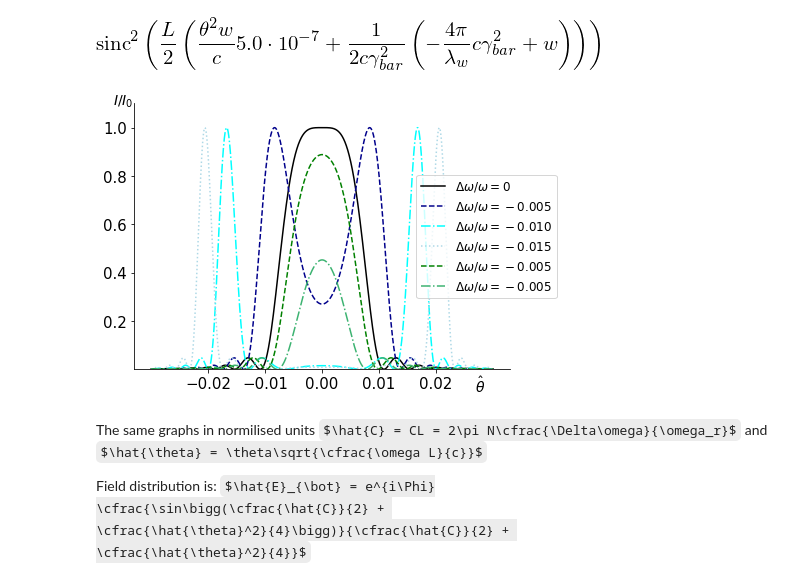
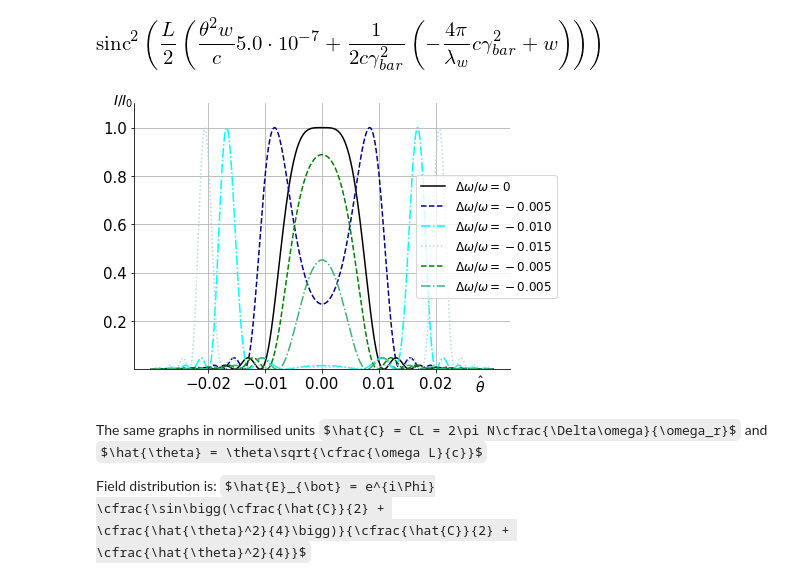
Before and after one commit to TrebAndrew/SKIF_XAS_beamline, a Jupyter notebook: SypPy_examp/Intesity_dist_in_angles.ipynb, the cells around one changed output. Saved outputs shown, nothing was run; the diff lists cells and outputs as text; code cells hidden in the pictures; some formulas as TeX source.

```diff
--- a/SypPy_examp/Intesity_dist_in_angles.ipynb
+++ b/SypPy_examp/Intesity_dist_in_angles.ipynb
@@ -66,34 +66,35 @@ plt.yticks([0.2, 0.4,0.6,0.8, 1.0])
         #  [r'$-1$', r'$0$', r'$+1$'])
 
 ax = plt.gca()
 ax.spines['right'].set_color('none')
 ax.spines['top'].set_color('none')
 ax.xaxis.set_ticks_position('bottom')
 ax.spines['top'].set_position(('axes',0))
 ax.yaxis.set_ticks_position('left')
 ax.spines['top'].set_position(('data',0))
 ax.xaxis.set_label_coords(0.92, -0.02)
 ax.yaxis.set_label_coords(-0.03, 0.98)
 for label in ax.get_xticklabels() + ax.get_yticklabels():
     label.set_fontsize(15)
     label.set_bbox(dict(facecolor='white', edgecolor='None', alpha=0.01))
 
 leg = plt.legend(fontsize=12)#loc='upper left')
 # Get the bounding box of the original legend
 bb = leg.get_bbox_to_anchor().inverse_transformed(ax.transAxes)
 
 # Change to location of the legend.
 xOffset = 0.2
 bb.x0 += 0.3
 bb.x1 += 0.14
 bb.y0 += 0.
 leg.set_bbox_to_anchor(bb, transform = ax.transAxes)
 plt.ylim(0, 1.1)
 plt.tight_layout()
+plt.grid()
 plt.savefig('/home/andrei/Documents/SKIF_XAS_beamline/TeXDoc/pic/angle.pdf', bbox_inches='tight')
 plt.show()
 # %% [output]
-[figure, old version]
+[figure, new version]
 # %% [markdown]
 The same graphs in normilised units $\hat{C} = CL = 2\pi N\cfrac{\Delta\omega}{\omega_r}$ and $\hat{\theta} = \theta\sqrt{\cfrac{\omega L}{c}}$
 
```
Also changed, not shown: parts of 2 cells of this notebook, 25 other files.
